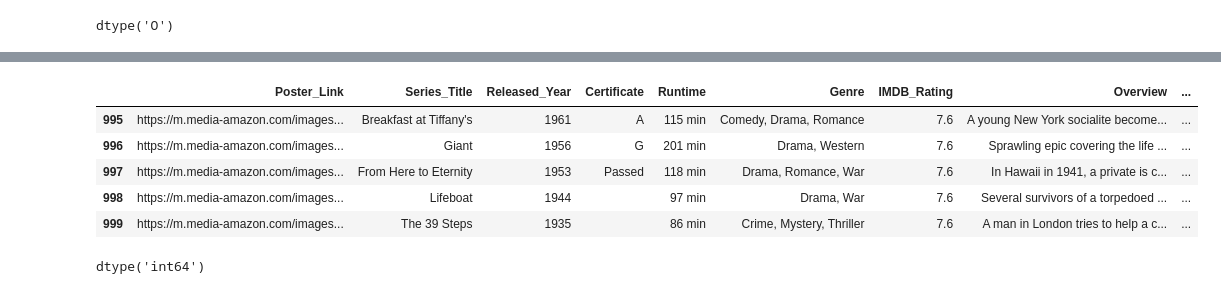
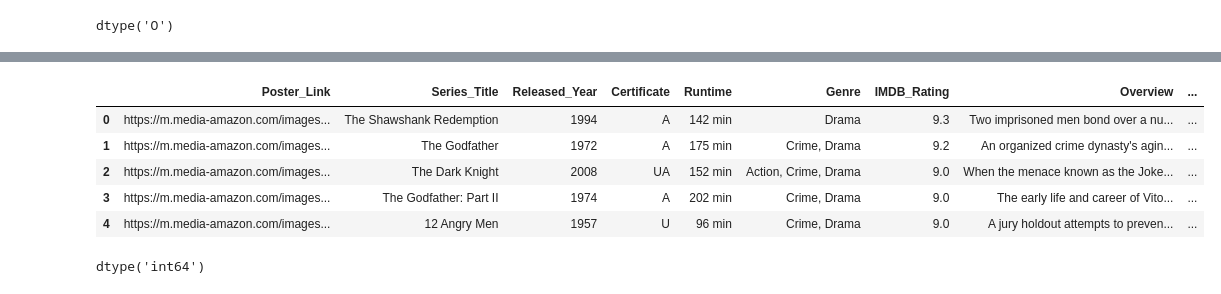
Before and after one commit to vqgquan/IMDB_movie_data_analysis_project, a Jupyter notebook: imdb_analysis.ipynb, the cells around one changed output, grey strips where cells are left out. Saved outputs shown, nothing was run; the diff lists cells and outputs as text; code cells hidden in the pictures.

```diff
--- a/imdb_analysis.ipynb
+++ b/imdb_analysis.ipynb
@@ -109,14 +109,14 @@ dtype: int64
 imdb_dataset["Gross"] = imdb_dataset["Gross"].str.replace(",","")
 imdb_dataset["Gross"] = imdb_dataset["Gross"].fillna(0)
 # %%
-imdb_dataset.tail()
+imdb_dataset.head()
 # %% [output]
 |  | Poster_Link | Series_Title | Released_Year | Certificate | Runtime | Genre | IMDB_Rating | Overview | ... |
-| 995 | https://m.media-amazon.com/images... | Breakfast at Tiffany's | 1961 | A | 115 min | Comedy, Drama, Romance | 7.6 | A young New York socialite become... | ... |
-| 996 | https://m.media-amazon.com/images... | Giant | 1956 | G | 201 min | Drama, Western | 7.6 | Sprawling epic covering the life ... | ... |
-| 997 | https://m.media-amazon.com/images... | From Here to Eternity | 1953 | Passed | 118 min | Drama, Romance, War | 7.6 | In Hawaii in 1941, a private is c... | ... |
-| 998 | https://m.media-amazon.com/images... | Lifeboat | 1944 |  | 97 min | Drama, War | 7.6 | Several survivors of a torpedoed ... | ... |
-| 999 | https://m.media-amazon.com/images... | The 39 Steps | 1935 |  | 86 min | Crime, Mystery, Thriller | 7.6 | A man in London tries to help a c... | ... |
+| 0 | https://m.media-amazon.com/images... | The Shawshank Redemption | 1994 | A | 142 min | Drama | 9.3 | Two imprisoned men bond over a nu... | ... |
+| 1 | https://m.media-amazon.com/images... | The Godfather | 1972 | A | 175 min | Crime, Drama | 9.2 | An organized crime dynasty's agin... | ... |
+| 2 | https://m.media-amazon.com/images... | The Dark Knight | 2008 | UA | 152 min | Action, Crime, Drama | 9.0 | When the menace known as the Joke... | ... |
+| 3 | https://m.media-amazon.com/images... | The Godfather: Part II | 1974 | A | 202 min | Crime, Drama | 9.0 | The early life and career of Vito... | ... |
+| 4 | https://m.media-amazon.com/images... | 12 Angry Men | 1957 | U | 96 min | Crime, Drama | 9.0 | A jury holdout attempts to preven... | ... |
 # %%
 imdb_dataset["Gross"] = imdb_dataset["Gross"].astype(int)
 # %%
```
Also changed, not shown: parts of 11 cells of this notebook.
